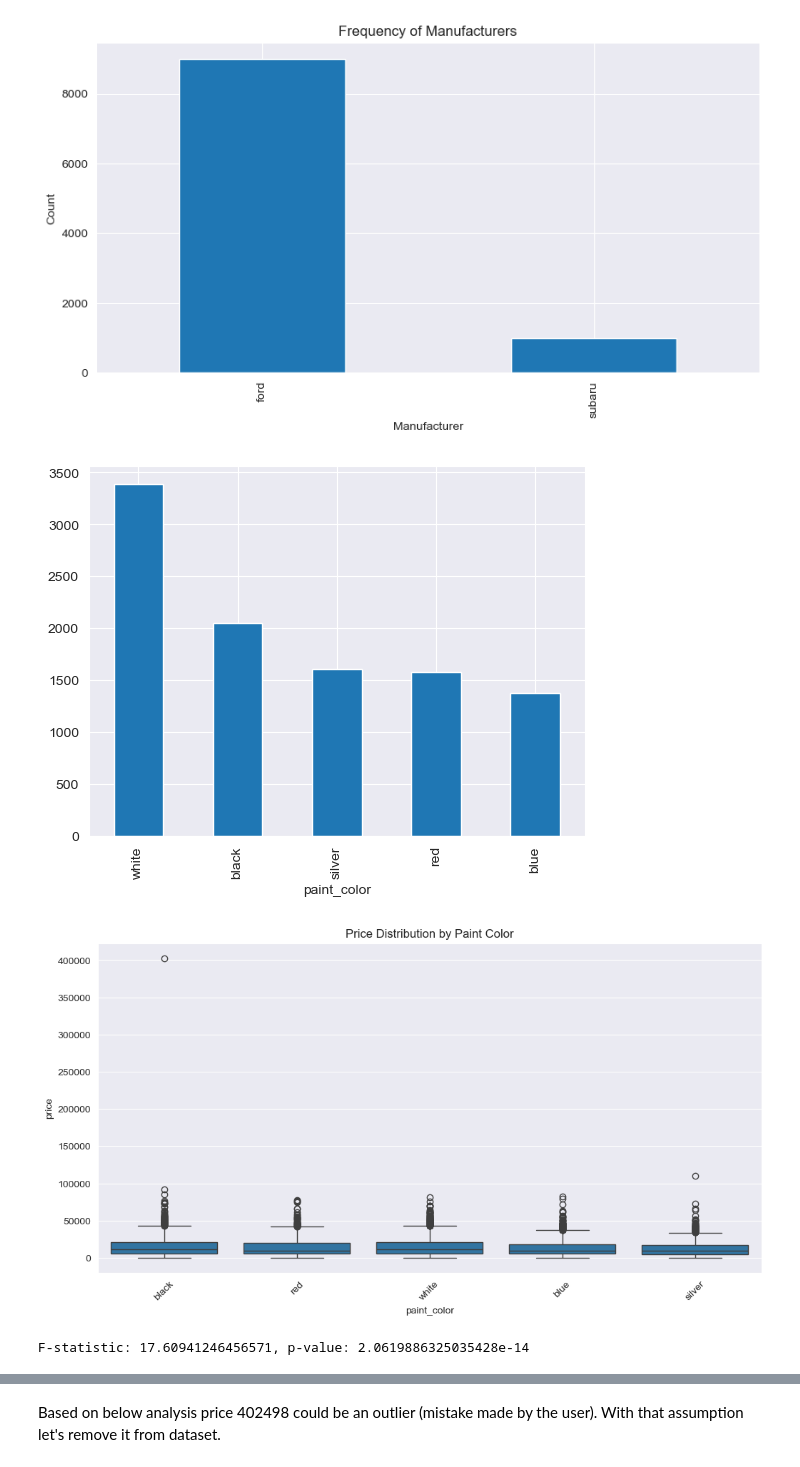
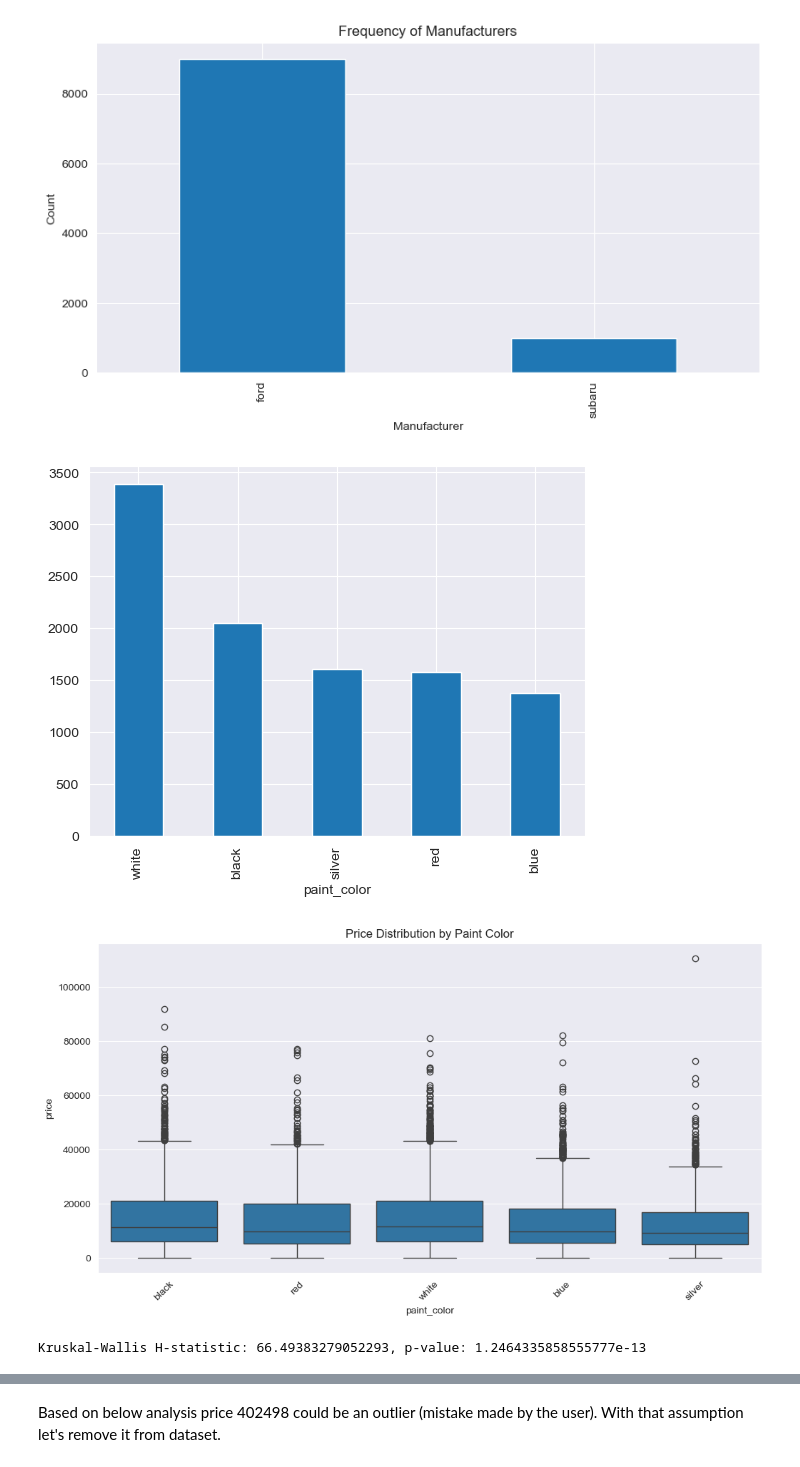
Before and after one commit to logger421/ExplainableAI, a Jupyter notebook: work_set1.ipynb, the cells around one changed output, grey strips where cells are left out. Saved outputs shown, nothing was run; the diff lists cells and outputs as text; code cells hidden in the pictures.

```diff
--- a/work_set1.ipynb
+++ b/work_set1.ipynb
@@ -68,0 +103,3 @@ dtype: int64
+# %%
+dataset = dataset.drop(columns=['fuel'])
+dataset.head()
@@ -83,17 +127,16 @@ plt.show()
 # %%
 dataset['paint_color'].value_counts().plot(kind='bar')
 
 plt.figure(figsize=(12, 6))
-sns.boxplot(x='paint_color', y='price', data=dataset)
+sns.boxplot(x='paint_color', y='price', data=dataset.loc[dataset['odometer'] < 400000])
 plt.xticks(rotation=45)
 plt.title('Price Distribution by Paint Color')
 plt.show()
 
-# Group prices by paint_color
 groups = [group['price'].values for name, group in dataset.groupby('paint_color')]
-f_stat, p_val = f_oneway(*groups)
-print(f"F-statistic: {f_stat}, p-value: {p_val}")
+h_stat, p_val = kruskal(*groups)
+print(f"Kruskal-Wallis H-statistic: {h_stat}, p-value: {p_val}")
 # %% [output]
 [figure]
-[figure, old version]
+[figure, new version]
-F-statistic: 17.60941246456571, p-value: 2.0619886325035428e-14
+Kruskal-Wallis H-statistic: 66.49383279052293, p-value: 1.2464335858555777e-13
```
Also changed, not shown: parts of 17 cells of this notebook.
